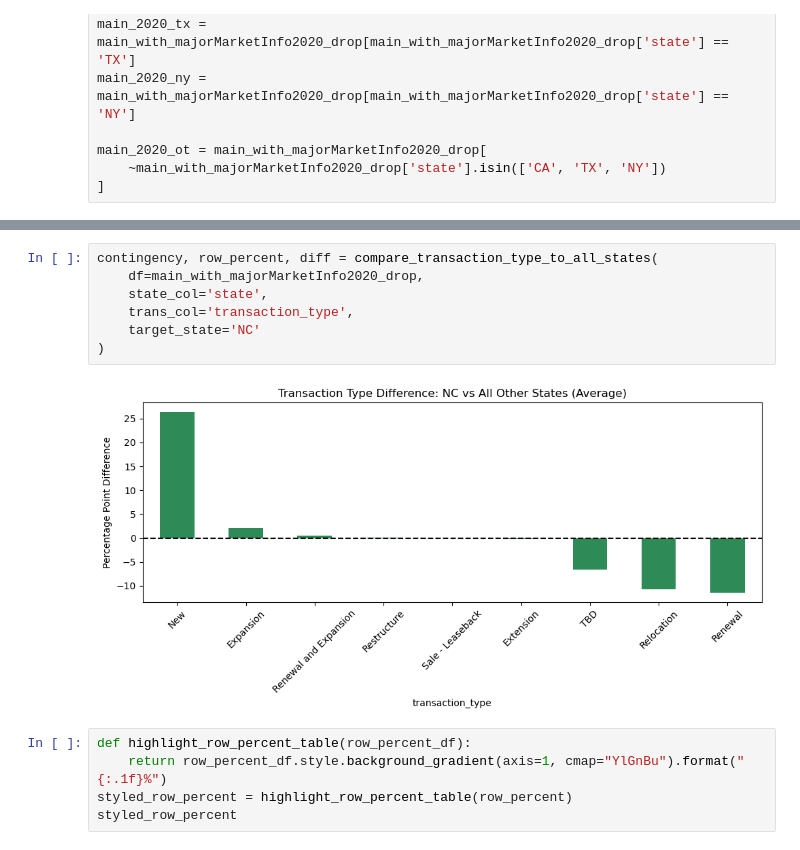
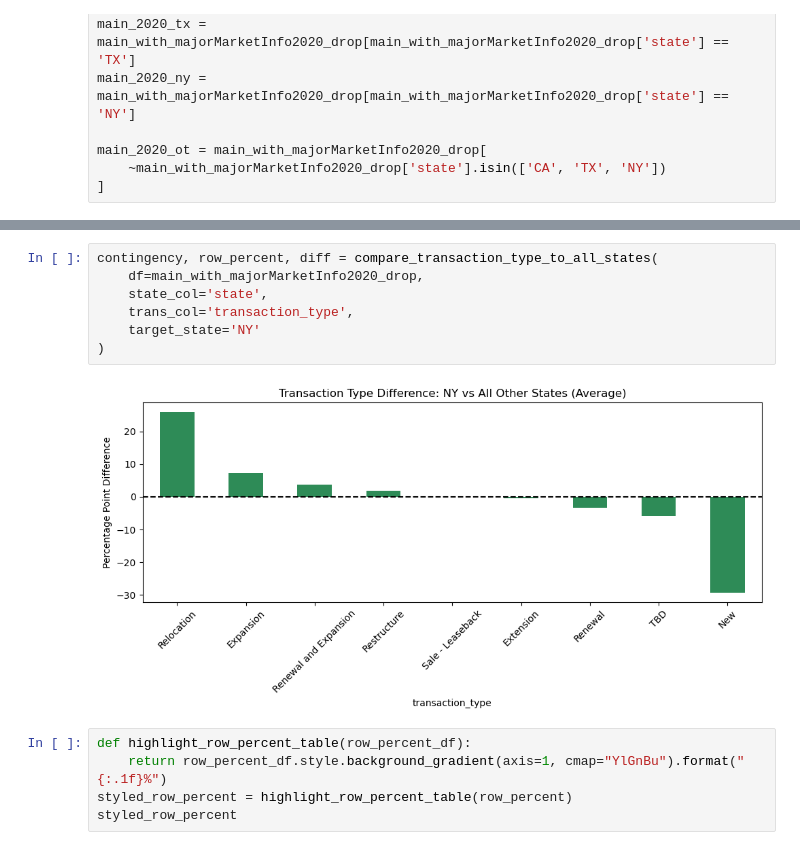
Before and after one commit to Gimmick12-DYY/Duke-Datafest2025, a Jupyter notebook: MainLab.ipynb, the cells around one changed output, grey strips where cells are left out. Saved outputs shown, nothing was run; the diff lists cells and outputs as text.

```diff
--- a/MainLab.ipynb
+++ b/MainLab.ipynb
@@ -398,12 +463,12 @@ main_2020_ot.to_csv('main_2020_other.csv', index=False)
 # %%
 contingency, row_percent, diff = compare_transaction_type_to_all_states(
     df=main_with_majorMarketInfo2020_drop,
     state_col='state',
     trans_col='transaction_type',
-    target_state='NC'
+    target_state='NY'
 )
 # %% [output]
-[figure, old version]
+[figure, new version]
 # %%
 def highlight_row_percent_table(row_percent_df):
     return row_percent_df.style.background_gradient(axis=1, cmap="YlGnBu").format("{:.1f}%")
```
Also changed, not shown: parts of 2 cells of this notebook, 3 other files.
